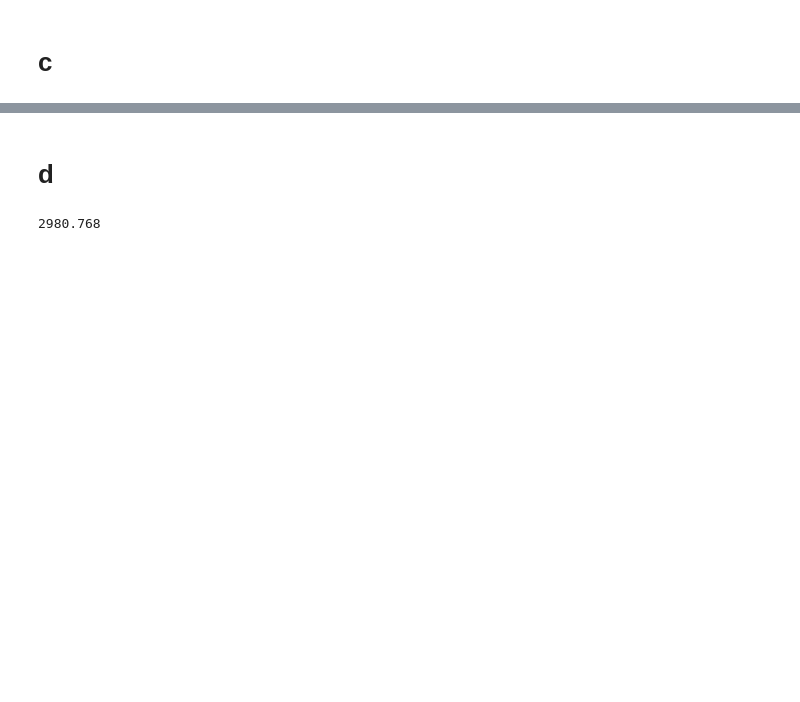
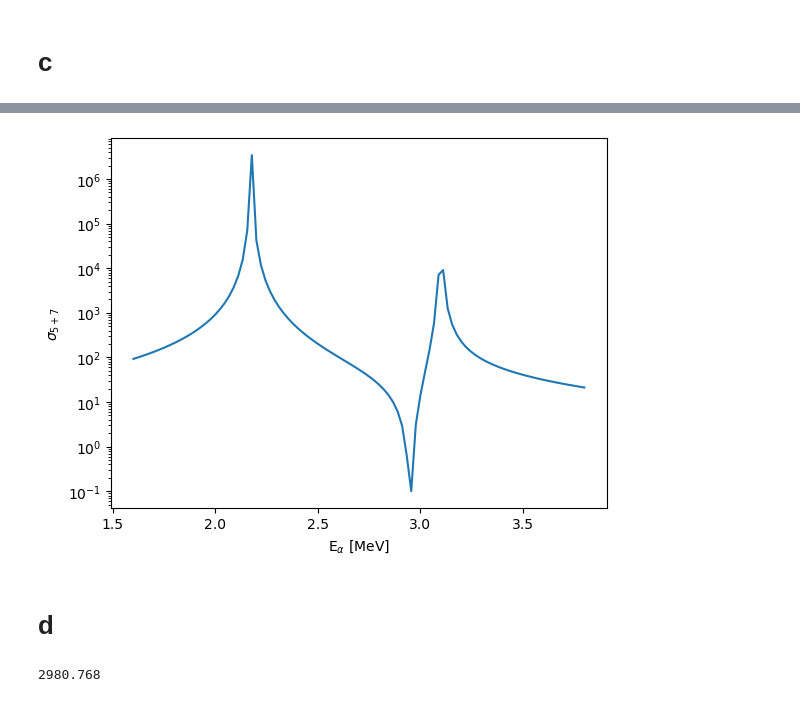
Before and after one commit to sewerininc/poetry_envs, a Jupyter notebook: kernefysik/opgave 33.ipynb, the cells around one changed output, grey strips where cells are left out. Cells and saved outputs as stored; diff of their text form; code cells hidden in the pictures; blank space fills up the shorter version.

```diff
--- a/kernefysik/opgave 33.ipynb
+++ b/kernefysik/opgave 33.ipynb
@@ -176,15 +192,20 @@ lowest_cross
 # %%
 energies = np.linspace(1.6, 3.8, 100)
 
 # All in MeV
 A7 = 1
 A5 = lowest_cross
 
 to_cros = [tot_cross(E, A5, E5, T5, A7, E7, T7) for E in energies]
 
 plt.plot(energies, to_cros)
+plt.xlabel(r"E$_\alpha$ [MeV]")
+plt.ylabel(r"$\sigma_{ 5+7} $")
+
 plt.yscale("log")
 plt.show()
+# %% [output]
+[figure, added]
 # %% [markdown]
 # d
 # %%
```
Also changed, not shown: parts of 14 cells of this notebook.
